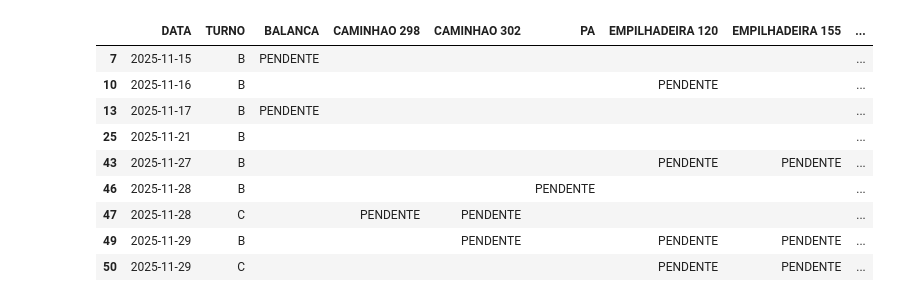
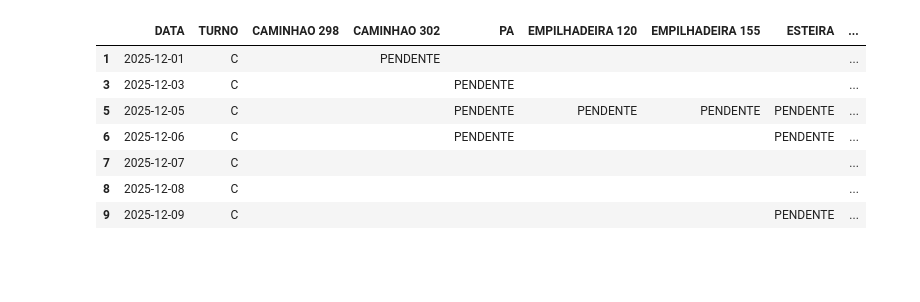
Before and after one commit to olucaxx/pipeline-de-respostas-forms, a Jupyter notebook: main.ipynb, the cells around one changed output. Cells and saved outputs as stored; diff of their text form; code cells hidden in the pictures; blank space fills up the shorter version.

```diff
--- a/main.ipynb
+++ b/main.ipynb
@@ -101,15 +103,19 @@ def classificar_colunas(df: pd.DataFrame) -> dict:
   tipos = {}
 
   for col in df.columns:
-    print(df[col])
-    valores = df[col].dropna().astype(str).str.upper().unique()
+    valores = df[col].dropna().astype(str).map(formatar_string)
+    valores_unicos = set(valores.unique())
 
     if col == "TURNO":
       tipos[col] = "opcao_abc"
       continue
 
-    if set(valores) <= {"SIM", "NAO", "NÃO"} and len(valores) <= 2:
+    if valores_unicos.issubset( {"SIM", "NAO"}) and len(valores_unicos) <= 2:
       tipos[col] = "opcao_sim_nao"
+      continue
+
+    if valores_unicos.issubset({"BOM", "MEDIO", "RUIM"}) and len(valores_unicos) <= 3:
+      tipos[col] = "opcao_conservacao"
       continue
 
     tipos[col] = "resposta"
@@ -190,8 +193,8 @@ def gerar_periodo(inicio, fim) -> pd.DatetimeIndex:
   data_fim = pd.to_datetime(fim).date()
   return pd.date_range(start=data_inicio, end=data_fim).date
 
-periodo = gerar_periodo("2025-11-13", "2025-11-29")
-turnos = ['A','B','C']
+periodo = gerar_periodo("2025-11-30", "2025-12-09")
+turnos = ['C']
 # %%
 def gerar_pendencias(checklists: dict, periodo: pd.DatetimeIndex, turnos: list) -> pd.DataFrame:
   df_pendencias= pd.DataFrame(
@@ -204,46 +207,42 @@ def gerar_pendencias(checklists: dict, periodo: pd.DatetimeIndex, turnos: list)
         checklists[checklist]['df']["DATA"]
     ).dt.date
 
     df_periodo = checklists[checklist]['df'][
         checklists[checklist]['df']["DATA"].isin(periodo)
     ].copy()
 
     df_periodo["TURNO"] = (
         df_periodo["TURNO"]
         .astype(str)
         .str.upper()
         .str.strip()
         .str[-1:]
     )
 
     chaves_reais = set(zip(df_periodo["DATA"], df_periodo["TURNO"]))
 
     df_pendencias[checklist] = [
         "PENDENTE" if (d, t) not in chaves_reais else None
         for d, t in zip(df_pendencias["DATA"], df_pendencias["TURNO"])
     ]
 
   pendencias = df_pendencias[
     df_pendencias.drop(columns=['DATA', 'TURNO']).notnull().any(axis=1)
   ].replace({None:""})
 
   return pendencias
 
 
-pendencias = gerar_pendencias(checklists, periodo, turnos)
-
-pendencias
+gerar_pendencias(checklists, periodo, turnos)
 # %% [output]
-|  | DATA | TURNO | BALANCA | CAMINHAO 298 | CAMINHAO 302 | PA | EMPILHADEIRA 120 | EMPILHADEIRA 155 | ... |
-| 7 | 2025-11-15 | B | PENDENTE |  |  |  |  |  | ... |
-| 10 | 2025-11-16 | B |  |  |  |  | PENDENTE |  | ... |
-| 13 | 2025-11-17 | B | PENDENTE |  |  |  |  |  | ... |
-| 25 | 2025-11-21 | B |  |  |  |  |  |  | ... |
-| 43 | 2025-11-27 | B |  |  |  |  | PENDENTE | PENDENTE | ... |
-| 46 | 2025-11-28 | B |  |  |  | PENDENTE |  |  | ... |
-| 47 | 2025-11-28 | C |  | PENDENTE | PENDENTE |  |  |  | ... |
-| 49 | 2025-11-29 | B |  |  | PENDENTE |  | PENDENTE | PENDENTE | ... |
-| 50 | 2025-11-29 | C |  |  |  |  | PENDENTE | PENDENTE | ... |
+|  | DATA | TURNO | CAMINHAO 298 | CAMINHAO 302 | PA | EMPILHADEIRA 120 | EMPILHADEIRA 155 | ESTEIRA | ... |
+| 1 | 2025-12-01 | C |  | PENDENTE |  |  |  |  | ... |
+| 3 | 2025-12-03 | C |  |  | PENDENTE |  |  |  | ... |
+| 5 | 2025-12-05 | C |  |  | PENDENTE | PENDENTE | PENDENTE | PENDENTE | ... |
+| 6 | 2025-12-06 | C |  |  | PENDENTE |  |  | PENDENTE | ... |
+| 7 | 2025-12-07 | C |  |  |  |  |  |  | ... |
+| 8 | 2025-12-08 | C |  |  |  |  |  |  | ... |
+| 9 | 2025-12-09 | C |  |  |  |  |  | PENDENTE | ... |
 # %%
 def gerar_relatorio(checklist: dict) -> str:
     """
```
Also changed, not shown: parts of 3 cells of this notebook.
